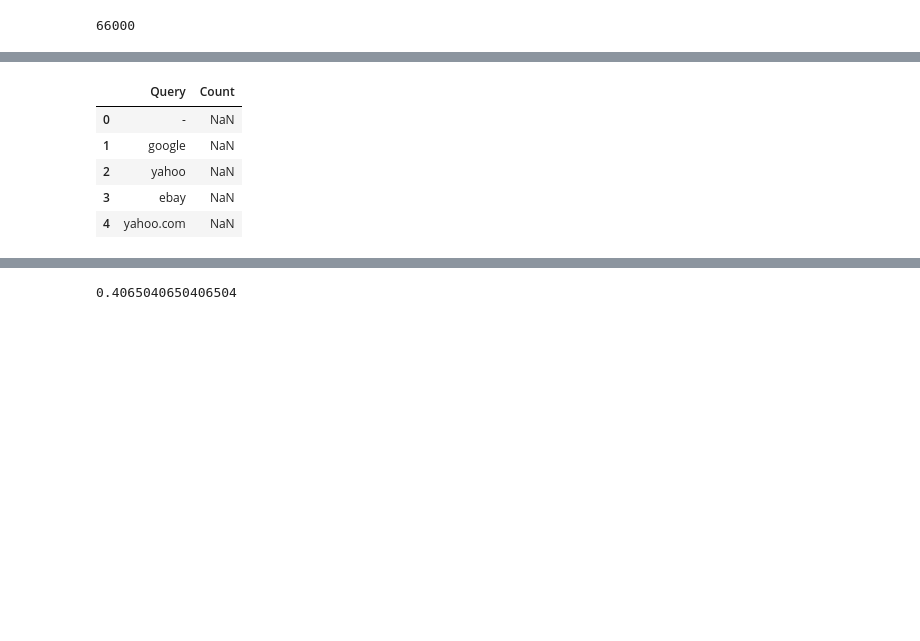
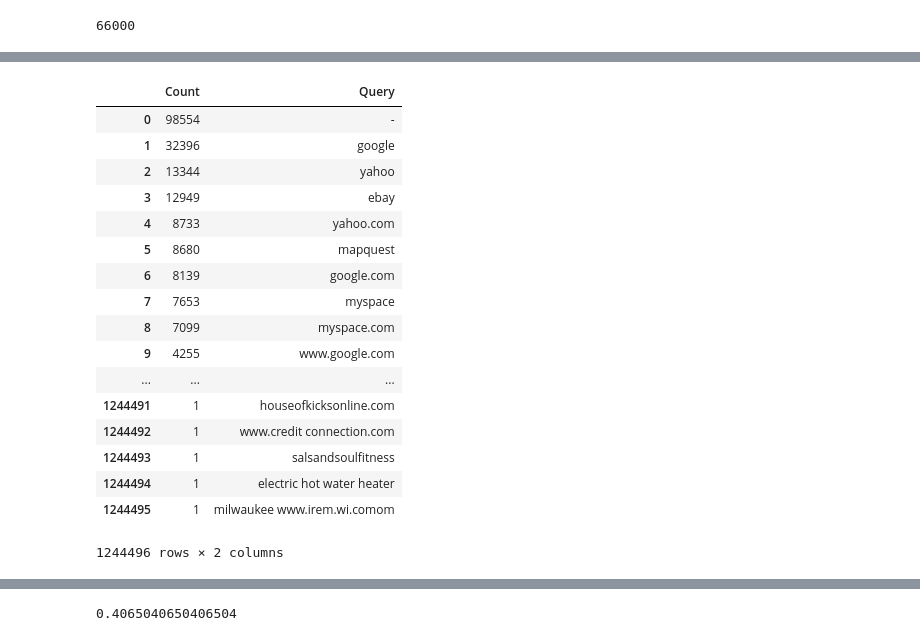
Before and after one commit to RohitJacob/AOL-Exploratory-Analysis, a Jupyter notebook: Promotional Analysis.ipynb, the cells around one changed output, grey strips where cells are left out. Cells and saved outputs as stored; diff of their text form; code cells hidden in the pictures; blank space fills up the shorter version.

```diff
--- a/Promotional Analysis.ipynb
+++ b/Promotional Analysis.ipynb
@@ -35,15 +39,24 @@ len(querylist)
 # %%
 queries = data.Query
-faqcount = queries.value_counts().head()
-faqueries = queries.value_counts().head().index
-faq = pd.DataFrame()
-faq['Query']= faqueries = queries.value_counts().index
-faq['Count']= queries.value_counts().head()
+faq = pd.DataFrame({'Query': queries.value_counts().index, 'Count':queries.value_counts()})
+faq.index = range(faq.shape[0])
 faq
 # %% [output]
-|  | Query | Count |
-| 0 | - | NaN |
-| 1 | google | NaN |
-| 2 | yahoo | NaN |
-| 3 | ebay | NaN |
-| 4 | yahoo.com | NaN |
+|  | Count | Query |
+| 0 | 98554 | - |
+| 1 | 32396 | google |
+| 2 | 13344 | yahoo |
+| 3 | 12949 | ebay |
+| 4 | 8733 | yahoo.com |
+| 5 | 8680 | mapquest |
+| 6 | 8139 | google.com |
+| 7 | 7653 | myspace |
+| 8 | 7099 | myspace.com |
+| 9 | 4255 | www.google.com |
+| ... | ... | ... |
+| 1244491 | 1 | houseofkicksonline.com |
+| 1244492 | 1 | www.credit connection.com |
+| 1244493 | 1 | salsandsoulfitness |
+| 1244494 | 1 | electric hot water heater |
+| 1244495 | 1 | milwaukee www.irem.wi.comom |
+1244496 rows × 2 columns
```
Also changed, not shown: parts of 12 cells of this notebook, 1 other file.
